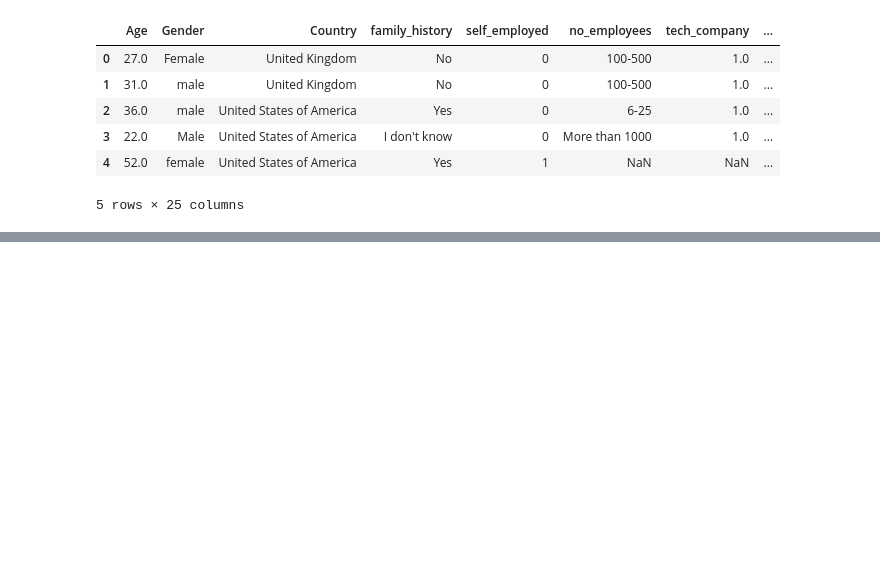
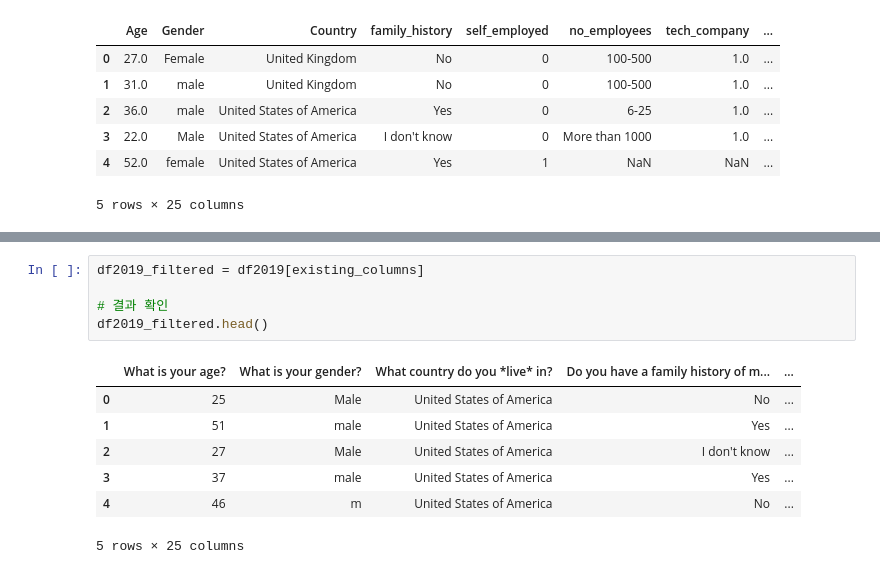
Before and after one commit to JH-Y-324/first-repository, a Jupyter notebook: surveys.ipynb, the cells around one changed output, grey strips where cells are left out. Cells and saved outputs as stored; diff of their text form; blank space fills up the shorter version.

```diff
--- a/surveys.ipynb
+++ b/surveys.ipynb
@@ -128,0 +301,13 @@ files.download('df2017_filtered.csv')
+# %%
+df2019_filtered = df2019[existing_columns]
+
+# 결과 확인
+df2019_filtered.head()
+# %% [output]
+|  | What is your age? | What is your gender? | What country do you *live* in? | Do you have a family history of m... | ... |
+| 0 | 25 | Male | United States of America | No | ... |
+| 1 | 51 | male | United States of America | Yes | ... |
+| 2 | 27 | Male | United States of America | I don't know | ... |
+| 3 | 37 | male | United States of America | Yes | ... |
+| 4 | 46 | m | United States of America | No | ... |
+5 rows × 25 columns
```
Also changed, not shown: parts of 12 cells of this notebook.
